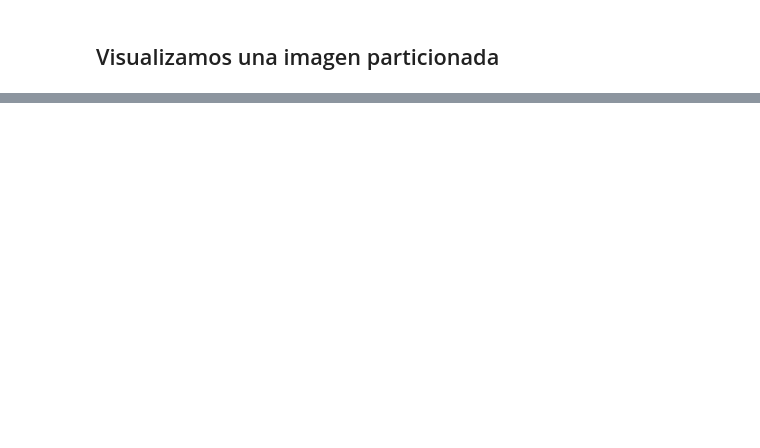
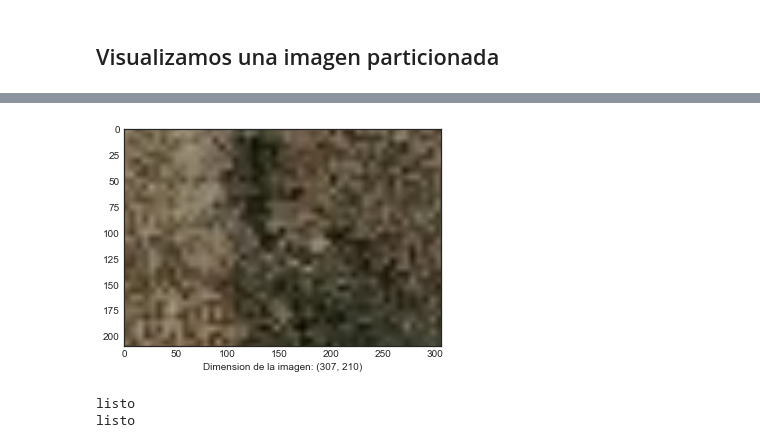
Before and after one commit to jbekios/segmetation-geology, a Jupyter notebook: Notebook_Proyecto.ipynb, the cells around one changed output, grey strips where cells are left out. Drawn from its saved outputs; the diff is of its cells as text; code cells hidden in the pictures; blank space fills up the shorter version.

```diff
--- a/Notebook_Proyecto.ipynb
+++ b/Notebook_Proyecto.ipynb
@@ -176,0 +168,8 @@ Prueba para saber si se guarda bien en git, ahora si estoy usando kernel python
+# %%
+test_img = crop_origin[41]
+# %%
+plt.imshow(test_img)
+plt.xlabel(f'Dimension de la imagen: {test_img.size}')
+plt.show()
+# %% [output]
+[figure, added]
@@ -176,0 +186,6 @@ Prueba para saber si se guarda bien en git, ahora si estoy usando kernel python
+# %%
+guardarImagenes(crop_origin,path_origin)
+guardarImagenes(crop_images, path_mask)
+# %% [output]
+listo
+listo
```
Also changed, not shown: parts of 23 cells of this notebook.
